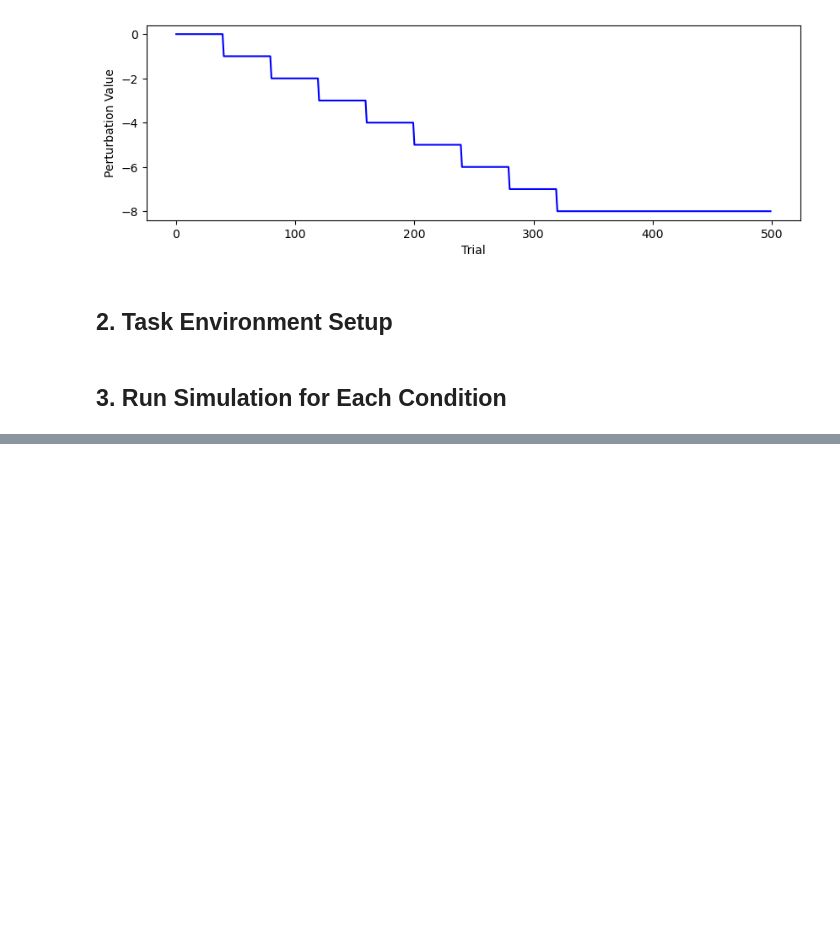
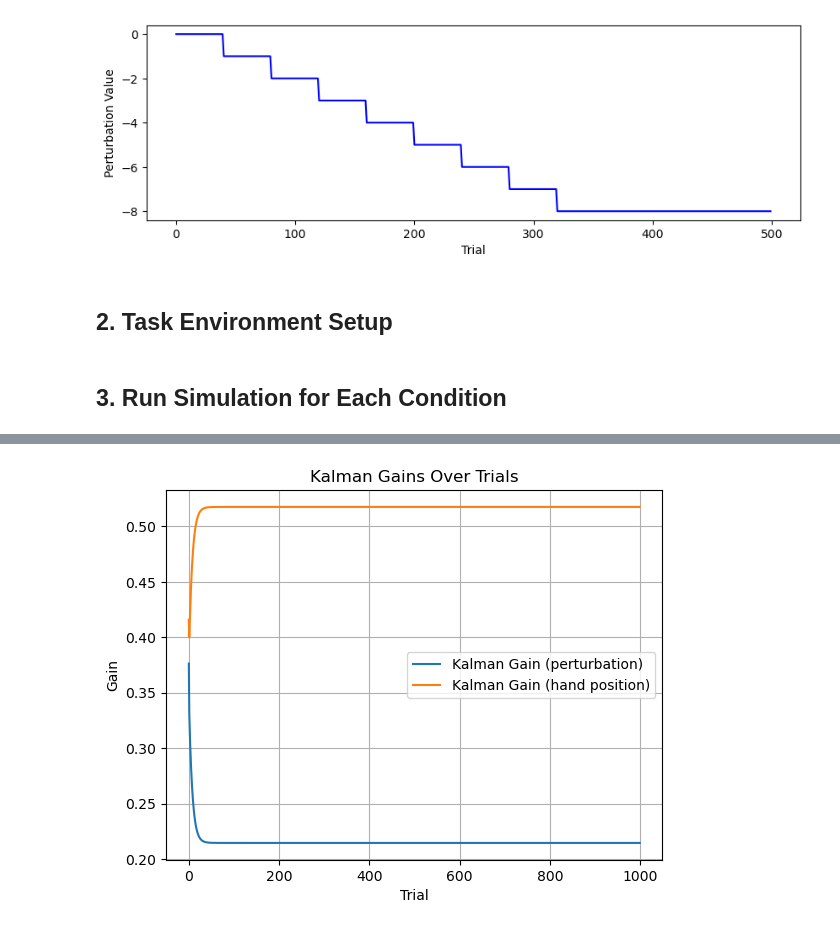
Before and after one commit to opherdonchin/ModelsOfTheMotorSystems, a Jupyter notebook: In class exercises/Ex8_Reinforcement_And_Error.ipynb, the cells around one changed output, grey strips where cells are left out. Cells and saved outputs as stored; diff of their text form; code cells hidden in the pictures; blank space fills up the shorter version.

```diff
--- a/In class exercises/Ex8_Reinforcement_And_Error.ipynb
+++ b/In class exercises/Ex8_Reinforcement_And_Error.ipynb
@@ -178,0 +225,11 @@ plt.show()
+# %%
+plt.plot(err_df['K_0'], label='Kalman Gain (perturbation)')
+plt.plot(err_df['K_1'], label='Kalman Gain (hand position)')
+plt.title("Kalman Gains Over Trials")
+plt.xlabel("Trial")
+plt.ylabel("Gain")
+plt.legend()
+plt.grid(True)
+plt.show()
+# %% [output]
+[figure, added]
```
Also changed, not shown: parts of 9 cells of this notebook.
